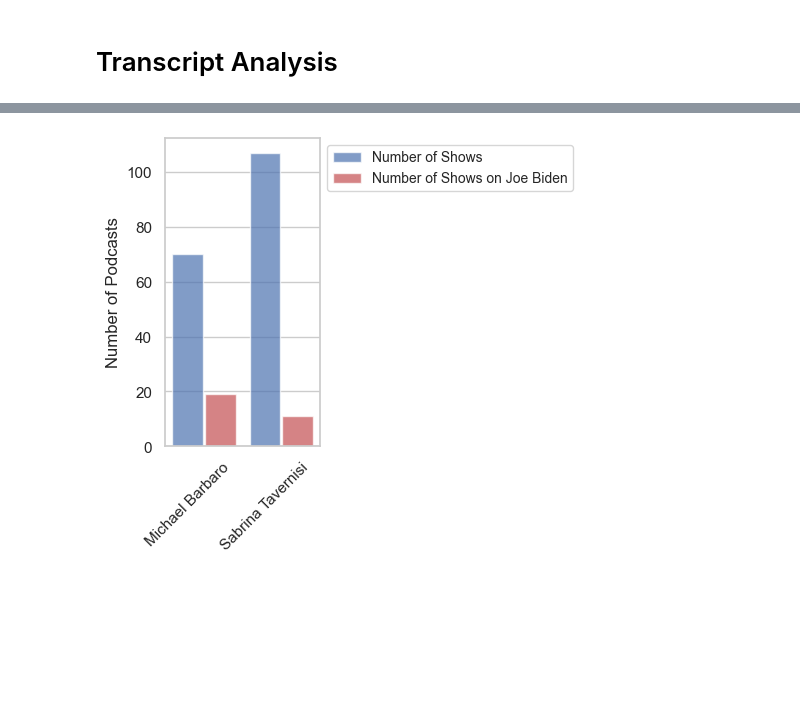
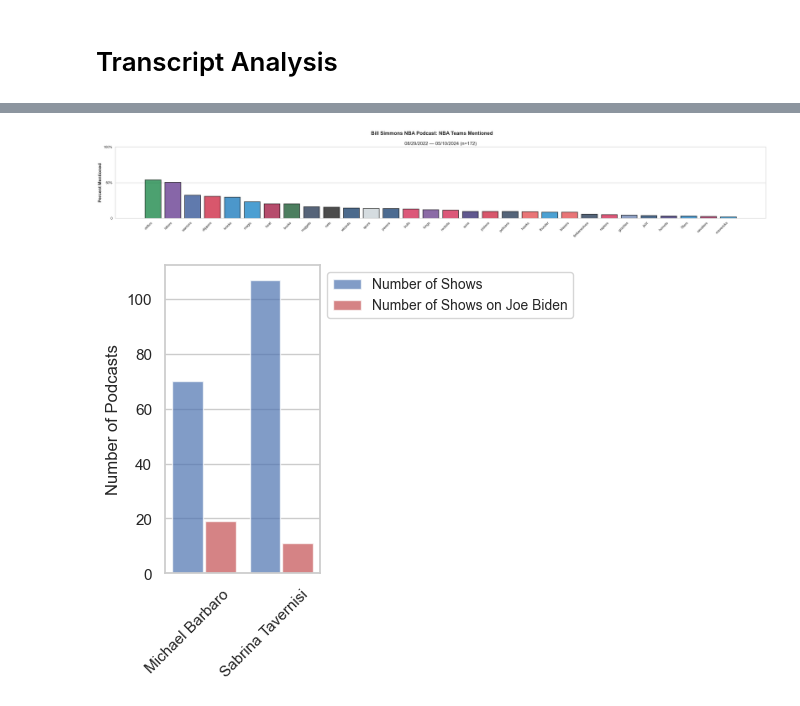
Before and after one commit to rahim-hashim/video_transcripts, a Jupyter notebook: transcript_analysis.ipynb, the cells around one changed output, grey strips where cells are left out. Saved outputs shown, nothing was run; the diff lists cells and outputs as text; code cells hidden in the pictures; blank space fills up the shorter version.

```diff
--- a/transcript_analysis.ipynb
+++ b/transcript_analysis.ipynb
@@ -263,3 +264,78 @@ Pickling New York Times transcript_df.
+# %%
+team_colors = {
+    'lakers': '#552583',          # Purple and Gold
+    'clippers': '#C8102E',        # Red and Blue
+    'warriors': '#1D428A',        # Royal Blue and Gold
+    'suns': '#1D1160',            # Purple, Orange, and Black
+    'kings': '#5A2D81',           # Purple, Silver, and Black
+    'mavericks': '#007DC5',       # Royal Blue, Navy Blue, and Silver
+    'rockets': '#CE1141',         # Red and Silver
+    'grizzlies': '#5D76A9',       # Navy Blue, Beige, and Slate Blue
+    'pelicans': '#0C2340',        # Navy Blue, Gold, and Red
+    'spurs': '#C4CED4',           # Silver, Black, and White
+    'timberwolves': '#0C2340',    # Navy Blue, Lake Blue, and White
+    'thunder': '#007AC1',         # Blue, Orange, and Yellow
+    'nuggets': '#0E2240',         # Navy Blue, Gold, and Sky Blue
+    'jazz': '#002B5C',            # Navy Blue, Gold, and Green
+    'blazers': '#E03A3E',         # Red, Black, and White
+    'heat': '#98002E',            # Red, Black, and White
+    'magic': '#0077C0',           # Royal Blue, Silver, and Black
+    'wizards': '#002B5C',         # Navy Blue, Red, and Silver
+    'hawks': '#E03A3E',           # Red, Black, and Silver
+    'hornets': '#1D1160',         # Purple, Teal, and White
+    'nets': '#000000',            # Black and White
+    'celtics': '#007A33',         # Green and White
+    'knicks': '#006BB6',          # Royal Blue, Orange, and Silver
+    '76ers': '#006BB6',           # Royal Blue, Red, and White
+    'bucks': '#00471B',           # Hunter Green, Cream, and White
+    'pacers': '#002D62',          # Navy Blue, Gold, and White
+    'pistons': '#C8102E',         # Red, Blue, and White
+    'bulls': '#CE1141',           # Red, Black, and White
+    'cavaliers': '#860038',       # Wine, Gold, and Navy Blue
+    'raptors': '#CE1141'          # Red, Black, and Silver
+}
+
+sns.set_theme(style="whitegrid")
+plt.figure(figsize=(len(target_word_list), 5))
+
+# add a column for the number of shows mentioned for each topic
+for t_idx, topic in enumerate(target_word_list):
+	# find the number of rows with max_fuzzy > 0.9 for the host
+	topic_df = transcript_df[transcript_df[f'max_fuzzy_{topic}'] > 0.9]
+
+# for each host find the number of rows with max_fuzzy > 0.9 and plot
+num_mentions = []
+for t_idx, topic in enumerate(target_word_list):
+	# find the number of rows with max_fuzzy > 0.9 for the host
+	topic_df = transcript_df[transcript_df[f'max_fuzzy_{topic}'] > 0.9]
+	num_shows = topic_df.shape[0]/len(transcript_df)
+	num_mentions.append(num_shows)
+
+# sort the target_word_list by the number of shows mentioned
+sorted_target_word_list = [x for _, x in sorted(zip(num_mentions, target_word_list), reverse=True)]
+num_mentions = sorted(num_mentions, reverse=True)
+# sort colors by the sorted target_word_list
+team_colors = {key: team_colors[key] for key in sorted_target_word_list}
+
+plt.bar(range(len(target_word_list)), num_mentions, color=team_colors.values(), alpha=0.7, edgecolor='black', linewidth=2)
+plt.ylim(0, 1)
+plt.xticks(range(len(sorted_target_word_list)), sorted_target_word_list)
+plt.yticks([0, 0.5, 1], ['0', '50%', '100%'])
+# rotate the x-axis labels
+plt.xticks(rotation=45, ha='right')
+plt.ylabel('Percent Mentioned', fontsize=14, fontweight='bold')
+plt.suptitle(f'{author_name} Podcast: NBA Teams Mentioned', fontsize=16, fontweight='bold')
+# convert to mm/DD/YYYY
+first_date = datetime.datetime.strptime(transcript_df['date'].iloc[-1], '%Y-%m-%d').strftime('%m/%d/%Y')
+last_date = datetime.datetime.strptime(transcript_df['date'].iloc[0], '%Y-%m-%d').strftime('%m/%d/%Y')
+plt.title(f'{first_date} — {last_date} (n={len(transcript_df)})', fontsize=15)
+# reduce distance between sup and title
+# only keep horizontal grid
+plt.grid(axis='x')
+# tight layout
+plt.tight_layout()
+# %% [output]
+[figure, added]
 # %%
 # make a grouped bar plot for the number of rows with 'Michael Barbaro' vs. 'Sabrina Tavern' with max_fuzzy > 0.9
 # and the number of rows with the topic word with max_fuzzy > 0.9
```
Also changed, not shown: parts of 4 cells of this notebook, 1 other file.
